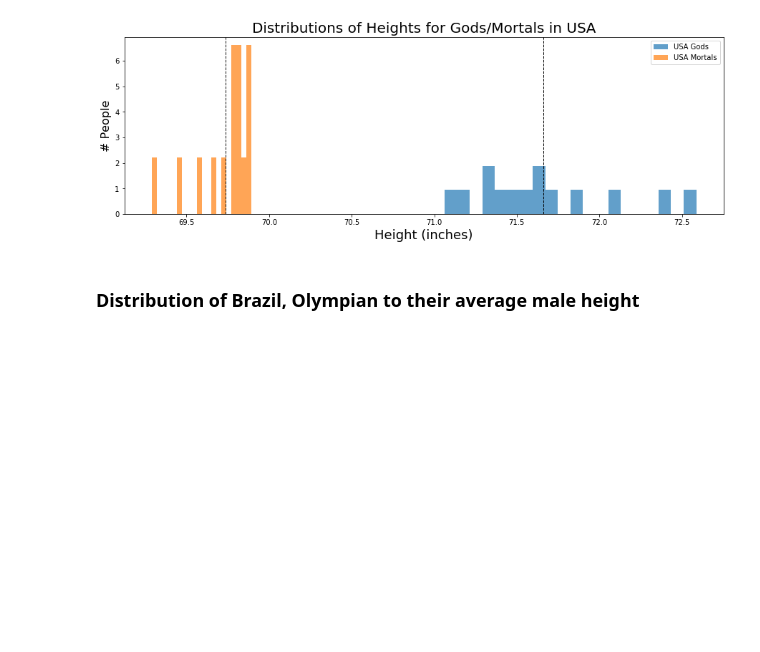
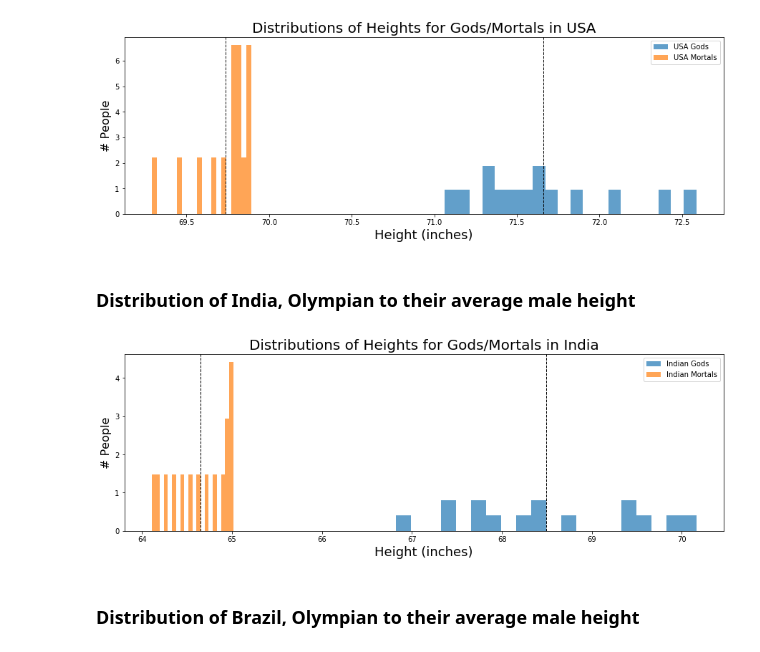
Before and after one commit to dowripple/ProjectOneRepo_JeremyKasieMichael, a Jupyter notebook: notebooks/OlympicHeights_Analysis.ipynb, the cells around one changed output. Drawn from its saved outputs; the diff is of its cells as text; code cells hidden in the pictures; blank space fills up the shorter version.

Commit message:
adding one more coutnry distribution, India.  last one!

```diff
--- a/notebooks/OlympicHeights_Analysis.ipynb
+++ b/notebooks/OlympicHeights_Analysis.ipynb
@@ -668,6 +668,24 @@ plt.savefig('..\images\dist_allOlympians_USA.png')
 # plt.get_figure().savefig('..\images\medalist_nonmedalist_dist.png')
 # %% [output]
 [figure]
+# %% [markdown]
+### Distribution of India, Olympian to their average male height
+# %%
+plt.figure(figsize=(15,10))
+
+plt.subplot(2, 1, 2)
+plt.title('Distributions of Heights for Gods/Mortals in India', fontsize=20)
+plt.xlabel('Height (inches)', fontsize=18)
+plt.ylabel('# People', fontsize=16)
+plt.hist(gods_year_pivot['IND'], 20, density=True, alpha=0.7, label="Indian Gods")
+plt.hist(world_year_pivot['IND'], 20, density=True, alpha=0.7, label="Indian Mortals")
+plt.axvline(gods_year_pivot['IND'].mean(), color='k', linestyle='dashed', linewidth=1)
+plt.axvline(world_year_pivot['IND'].mean(), color='k', linestyle='dashed', linewidth=1)
+plt.legend()
+
+plt.savefig('..\images\dist_allOlympians_India.png')
+# %% [output]
+[figure, added]
 # %% [markdown]
 ### Distribution of Brazil, Olympian to their average male height
 # %%
```
Also changed, not shown: 1 other file.
